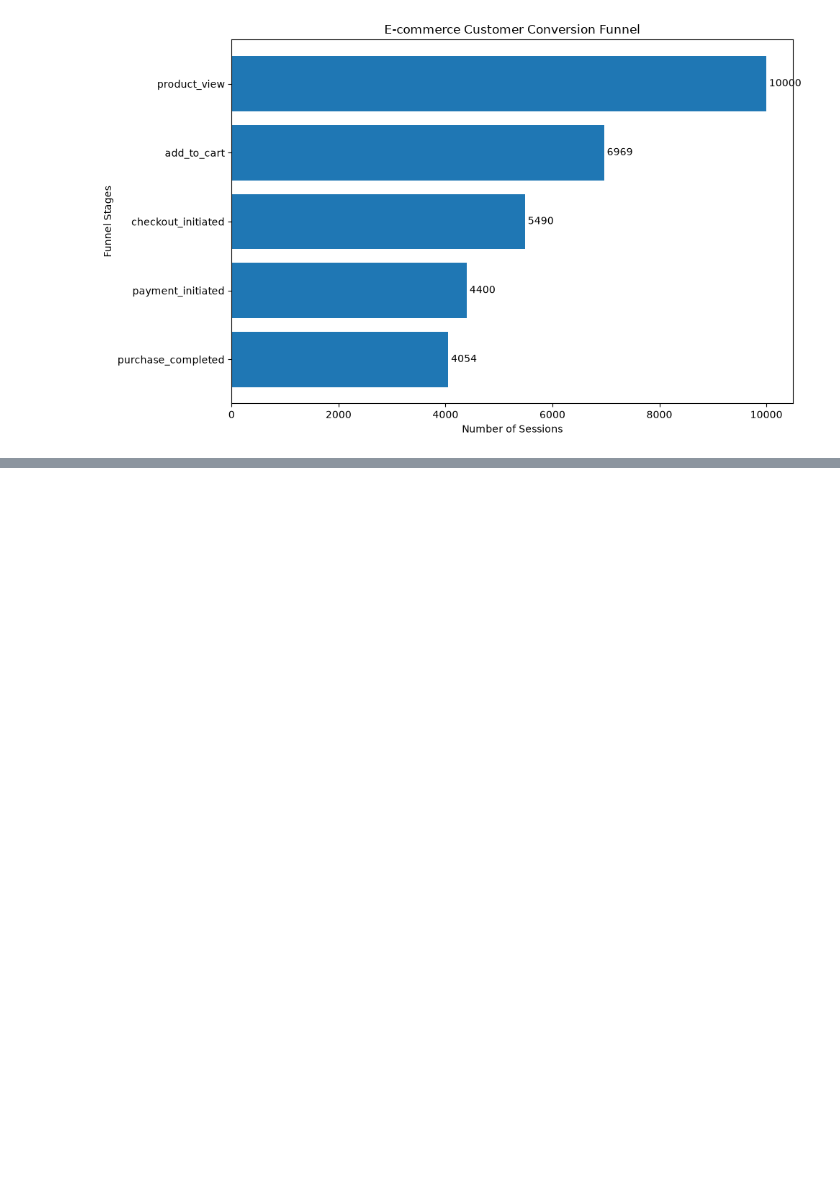
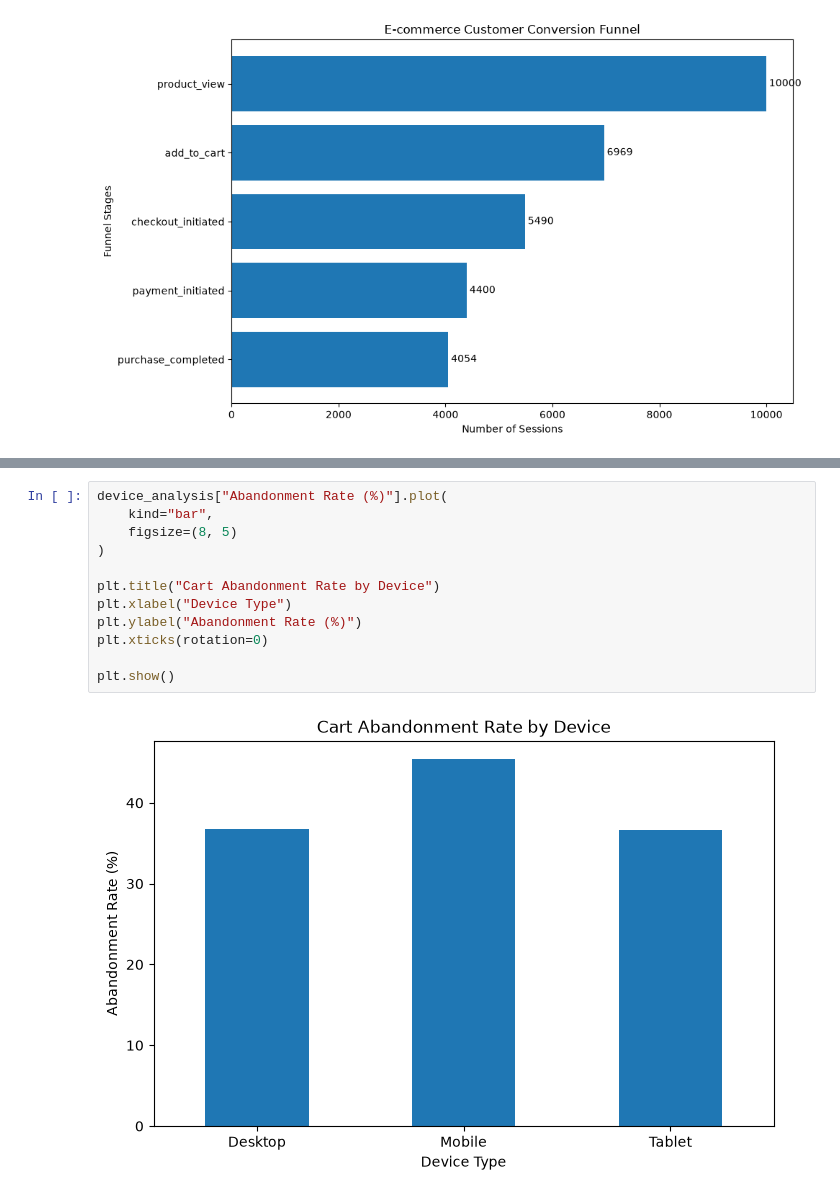
Before and after one commit to saanvi-saxena/cart-abandonment-analysis, a Jupyter notebook: python/data_exploration.ipynb, the cells around one changed output, grey strips where cells are left out. Saved outputs shown, nothing was run; the diff lists cells and outputs as text; blank space fills up the shorter version.

```diff
--- a/python/data_exploration.ipynb
+++ b/python/data_exploration.ipynb
@@ -165,0 +242,14 @@ plt.show()
+# %%
+device_analysis["Abandonment Rate (%)"].plot(
+    kind="bar",
+    figsize=(8, 5)
+)
+
+plt.title("Cart Abandonment Rate by Device")
+plt.xlabel("Device Type")
+plt.ylabel("Abandonment Rate (%)")
+plt.xticks(rotation=0)
+
+plt.show()
+# %% [output]
+[figure, added]
```
Also changed, not shown: parts of 5 cells of this notebook.
